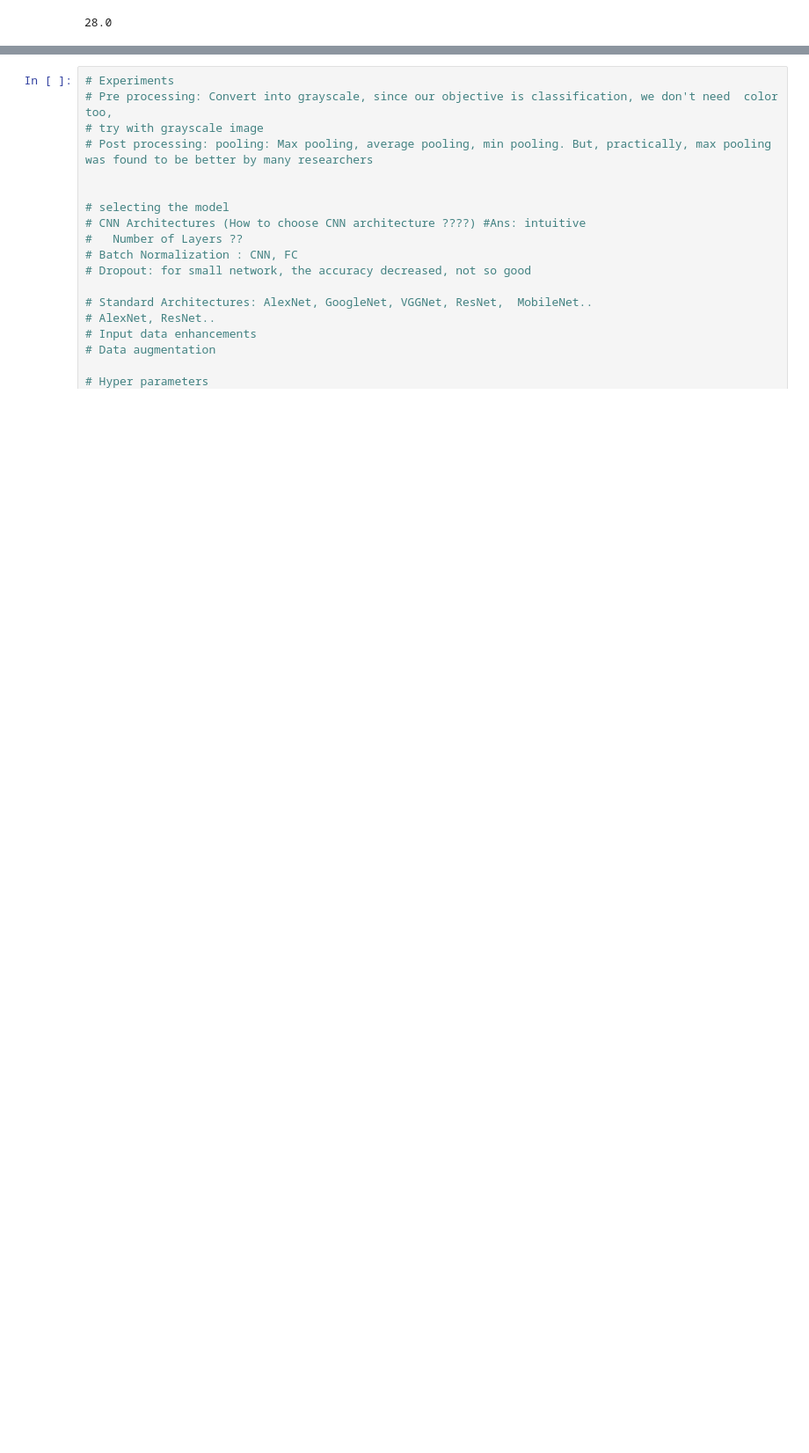
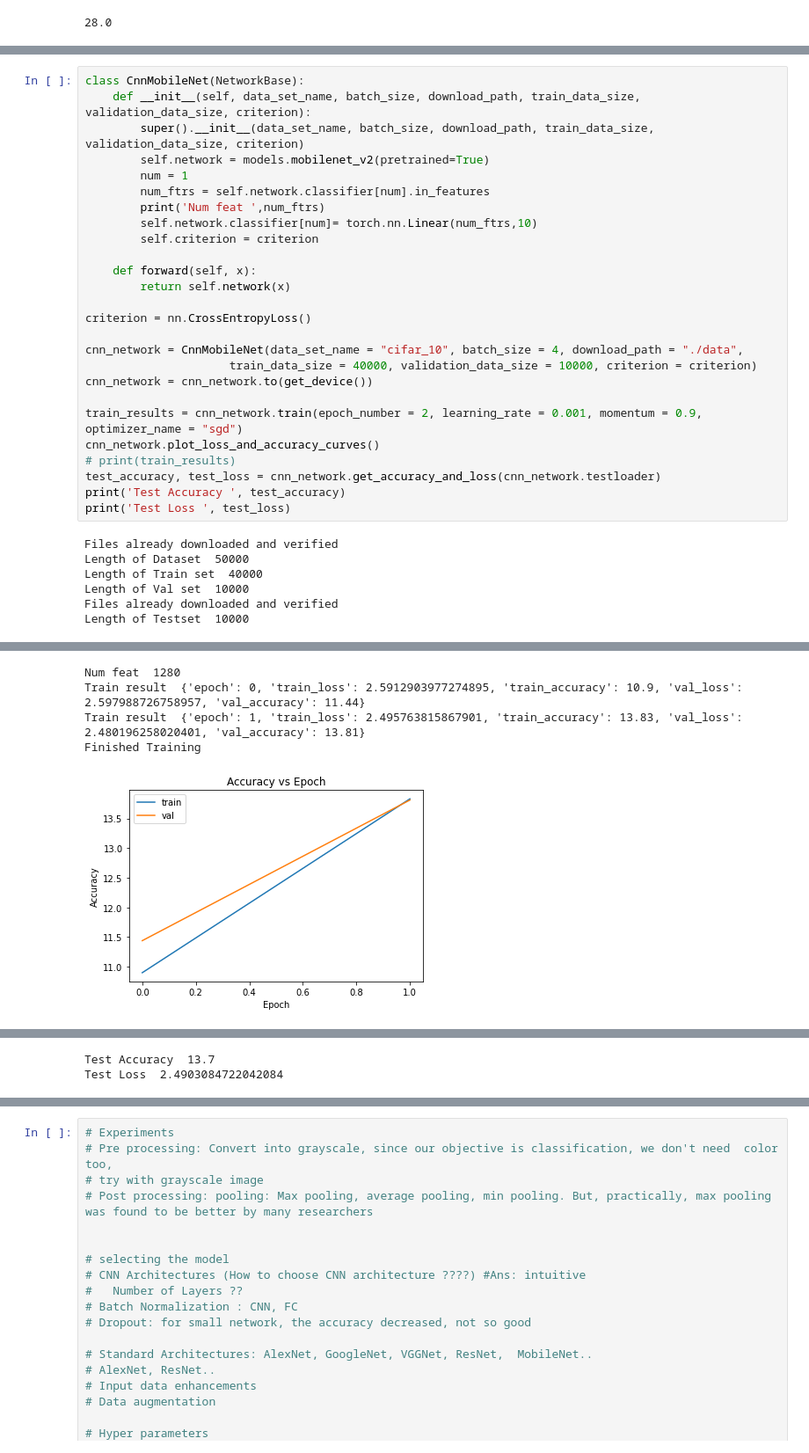
Before and after one commit to poo5zan/deep_learning_fundamentals, a Jupyter notebook: assignment_2/assignment_2.ipynb, the cells around one changed output, grey strips where cells are left out. Shown: that part at 88% size. Saved outputs shown, nothing was run; the diff lists cells and outputs as text; blank space fills up the shorter version.

Commit message:
added pretrained models - mobilenetv2 and alexnet

```diff
--- a/assignment_2/assignment_2.ipynb
+++ b/assignment_2/assignment_2.ipynb
@@ -315,0 +339,33 @@ Test Loss  2.092473086924746
+# %%
+class CnnMobileNet(NetworkBase):
+    def __init__(self, data_set_name, batch_size, download_path, train_data_size, validation_data_size, criterion):
+        super().__init__(data_set_name, batch_size, download_path, train_data_size, validation_data_size, criterion)
+        self.network = models.mobilenet_v2(pretrained=True)
+        num = 1
+        num_ftrs = self.network.classifier[num].in_features
+        print('Num feat ',num_ftrs)
+        self.network.classifier[num]= torch.nn.Linear(num_ftrs,10)
+        self.criterion = criterion
+
+    def forward(self, x):
+        return self.network(x)
+
+criterion = nn.CrossEntropyLoss()
+
+cnn_network = CnnMobileNet(data_set_name = "cifar_10", batch_size = 4, download_path = "./data",
+                     train_data_size = 40000, validation_data_size = 10000, criterion = criterion)
+cnn_network = cnn_network.to(get_device())
+
+train_results = cnn_network.train(epoch_number = 2, learning_rate = 0.001, momentum = 0.9, optimizer_name = "sgd")
+cnn_network.plot_loss_and_accuracy_curves()
+# print(train_results)
+test_accuracy, test_loss = cnn_network.get_accuracy_and_loss(cnn_network.testloader)
+print('Test Accuracy ', test_accuracy)
+print('Test Loss ', test_loss)
+# %% [output]
+Files already downloaded and verified
+Length of Dataset  50000
+Length of Train set  40000
+Length of Val set  10000
+Files already downloaded and verified
+Length of Testset  10000
@@ -315,0 +373,5 @@ Test Loss  2.092473086924746
+Num feat  1280
+Train result  {'epoch': 0, 'train_loss': 2.5912903977274895, 'train_accuracy': 10.9, 'val_loss': 2.597988726758957, 'val_accuracy': 11.44}
+Train result  {'epoch': 1, 'train_loss': 2.495763815867901, 'train_accuracy': 13.83, 'val_loss': 2.480196258020401, 'val_accuracy': 13.81}
+Finished Training
+[figure, added]
@@ -315,0 +379,2 @@ Test Loss  2.092473086924746
+Test Accuracy  13.7
+Test Loss  2.4903084722042084
```
Also changed, not shown: parts of 7 cells of this notebook.
